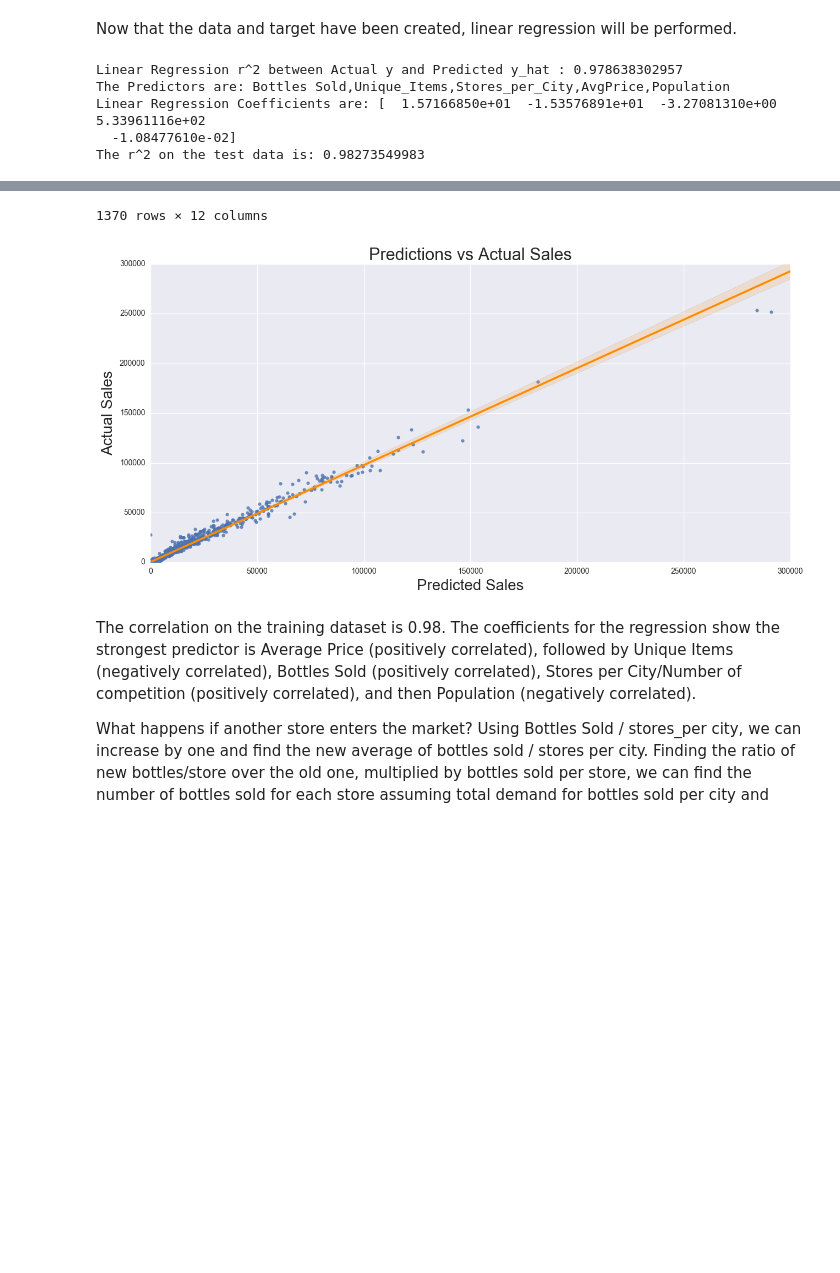
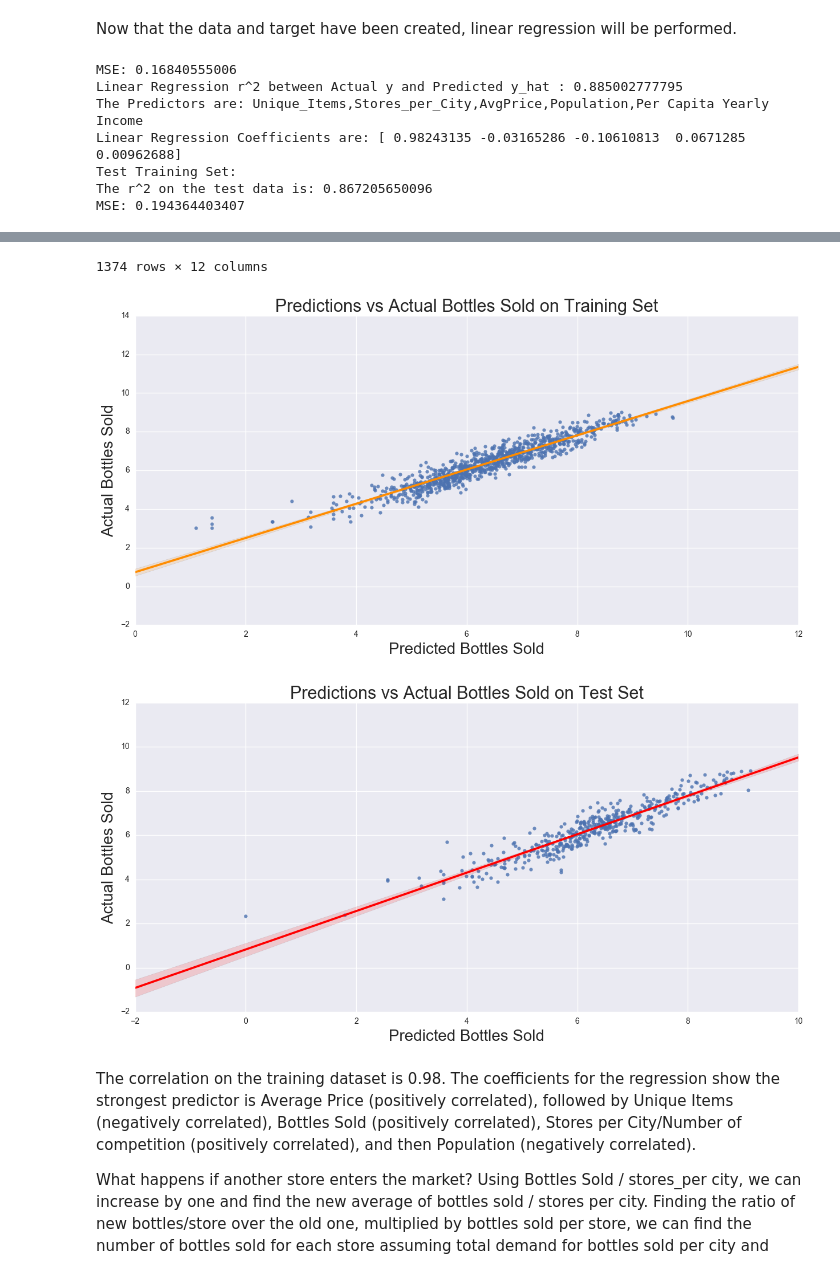
Before and after one commit to ashalan/project_3, a Jupyter notebook: starter-code/Project 3 Starter Code.ipynb, the cells around one changed output, grey strips where cells are left out. Drawn from its saved outputs; the diff is of its cells as text; code cells hidden in the pictures; blank space fills up the shorter version.

Commit message:
adding regression code for the project

```diff
--- a/starter-code/Project 3 Starter Code.ipynb
+++ b/starter-code/Project 3 Starter Code.ipynb
@@ -245,14 +253,16 @@ Calculating the Number of Stores per Zip Code, City, and County to be used for n
 # %% [markdown]
 Calculating Average Items per Store per City and Sales per Store, which will be used in merges. Histogram shows that there is a skewed distribution.
+# %%
+county_demo = pd.read_csv('../Resources/IA_Data_Master.csv')
 # %%
-#county_store = df.groupby(['County','Store Number'])['Zip Code'].nunique().to_frame('Count')
-#county_store.reset_index(inplace = True)
+county_store = df.groupby(['City','County','Store Number'])['Zip Code'].nunique().to_frame('Count')
+county_store.reset_index(inplace = True)
 #county_items = pd.merge(county_store,unique_items_per_store,how= 'outer')
 #this is the average unique items per store in the county.
 #county_avgitems = county_items.groupby('County')['Unique_Items'].mean().to_frame('Avg_items_store')
 #county_avgitems.reset_index(inplace = True)
 #county_avgitems.head()
-
+county_store = pd.merge(county_store.iloc[:,0:3],county_demo)
 #creating city-store number pair and average items per store per city
 city_store = df.groupby(['City','Store Number'])['Zip Code'].nunique().to_frame('Count')
 city_store.reset_index(inplace = True)
@@ -261,6 +271,3 @@ city_avgitems = city_items.groupby('City')['Unique_Items'].mean().to_frame('Aver
 city_avgitems.reset_index(inplace = True)
 sales_per_store = df[df['Bottles Sold'] < 26].groupby('Store Number')['Sale (Dollars)'].sum().to_frame()
 sales_per_store.reset_index(inplace = True)
-print 'Average Items per Store per County mean is:',city_avgitems['Average_items_store'].mean().round(2)
-print 'Average Items per Store per County median is:',city_avgitems['Average_items_store'].median()
-sales_per_store.head()
@@ -317,11 +302,12 @@ city_sales = store_df.groupby('City')[['Bottles Sold','Sale (Dollars)']].sum()
 city_sales.reset_index(inplace = True)
 city_sales = city_sales.rename(columns = {'Bottles Sold':'Bottles_City','Sale (Dollars)':'Sales_City'})
 store_df = pd.merge(store_df,city_sales)
-
+store_countypop = county_store.iloc[:,2:4]
+store_df = pd.merge(store_df,store_countypop)
 #creating dataframes for target and the predictors
 
-df_y = store_df.iloc[:,3]
-df_X = store_df.iloc[:,[2,4,5,6, 7]]
+df_y = np.log(store_df.iloc[:,2])
+df_X = np.log(store_df.iloc[:,[4,5,6, 7,10]])
 
 # splitting into train and test
 
@@ -342,35 +328,40 @@ lr_model = lr.fit(X_train,y_train)
 lr_predict = lr.predict(X_train)
 #computing the r-squared
 lr_r2 =  r2_score(y_true=y_train, y_pred=lr_predict)
+print 'MSE:',mean_squared_error(y_train,lr_predict)
 print 'Linear Regression r^2 between Actual y and Predicted y_hat :',lr_r2
 print 'The Predictors are: {},{},{},{},{}'.format(df_X.columns[0],df_X.columns[1],df_X.columns[2],df_X.columns[3],df_X.columns[4])
 print 'Linear Regression Coefficients are:',lr_model.coef_
 
+plt.figure(figsize = (15,7))
+sns.regplot(y_train,lr_predict,line_kws = {'color':'darkorange'})
+plt.title('Predictions vs Actual Bottles Sold on Training Set',fontsize = 22)
+plt.xlabel('Predicted Bottles Sold',fontsize = 20)
+plt.ylabel('Actual Bottles Sold',fontsize = 20)
+print "Test Training Set:"
+y_test_predict = lr.predict(X_test)
+test_linear_r2 =  r2_score(y_true=y_test, y_pred=lr.predict(X_test))
+print 'The r^2 on the test data is:',test_linear_r2
+print 'MSE:',mean_squared_error(y_test,y_test_predict)
+#model fits on test data
 
 
-test_linear_r2 =  r2_score(y_true=y_test, y_pred=lr.predict(X_test))
-print 'The r^2 on the test data is:',test_linear_r2
-#model fits on test data
-df_y_predict = lr.predict(df_X)
 plt.figure(figsize = (15,7))
-sns.regplot(df_y,lr.predict(df_X),line_kws = {'color':'darkorange'})
-plt.title('Predictions vs Actual Sales',fontsize = 22)
-plt.xlabel('Predicted Sales',fontsize = 20)
-plt.ylabel('Actual Sales',fontsize = 20)
-plt.ylim(0,300000)
-plt.xlim(0,300000)
-#adding predictions to the main dataframe
-
-delta = df_y - df_y_predict
-store_df['Delta'] = pd.Series(delta)
-store_df['Sales/Store_per_City'] = store_df['Sales_City'] / store_df['Stores_per_City']
+sns.regplot(y_test,y_test_predict,line_kws = {'color':'red'})
+plt.title('Predictions vs Actual Bottles Sold on Test Set',fontsize = 22)
+plt.xlabel('Predicted Bottles Sold',fontsize = 20)
+plt.ylabel('Actual Bottles Sold',fontsize = 20)
+dfy_predict = lr.predict(df_X)
+store_df['Pred_Bottles'] = np.exp(dfy_predict)
 store_df
 # %% [output]
-Linear Regression r^2 between Actual y and Predicted y_hat : 0.978638302957
-The Predictors are: Bottles Sold,Unique_Items,Stores_per_City,AvgPrice,Population
-Linear Regression Coefficients are: [  1.57166850e+01  -1.53576891e+01  -3.27081310e+00   5.33961116e+02
-  -1.08477610e-02]
-The r^2 on the test data is: 0.98273549983
+MSE: 0.16840555006
+Linear Regression r^2 between Actual y and Predicted y_hat : 0.885002777795
+The Predictors are: Unique_Items,Stores_per_City,AvgPrice,Population,Per Capita Yearly Income
+Linear Regression Coefficients are: [ 0.98243135 -0.03165286 -0.10610813  0.0671285   0.00962688]
+Test Training Set:
+The r^2 on the test data is: 0.867205650096
+MSE: 0.194364403407
 |  | Store Number | City | Bottles Sold | Sale (Dollars) | Unique_Items | Stores_per_City | AvgPrice | ... |
 | 0 | 2106 | CEDAR FALLS | 5393 | 81026.24 | 248 | 17 | 15.024335 | ... |
 | 1 | 2572 | CEDAR FALLS | 5445 | 76956.87 | 739 | 17 | 14.133493 | ... |
@@ -391,5 +382,6 @@ The r^2 on the test data is: 0.98273549983
-1370 rows × 12 columns
+1374 rows × 12 columns
-[figure, old version]
+[figure, new version]
+[figure, added]
 # %% [markdown]
 The correlation on the training dataset is 0.98. The coefficients for the regression show the strongest predictor is Average Price (positively correlated), followed by Unique Items (negatively correlated), Bottles Sold (positively correlated), Stores per City/Number of competition (positively correlated), and then Population (negatively correlated).
 
```
Also changed, not shown: parts of 7 cells of this notebook.
